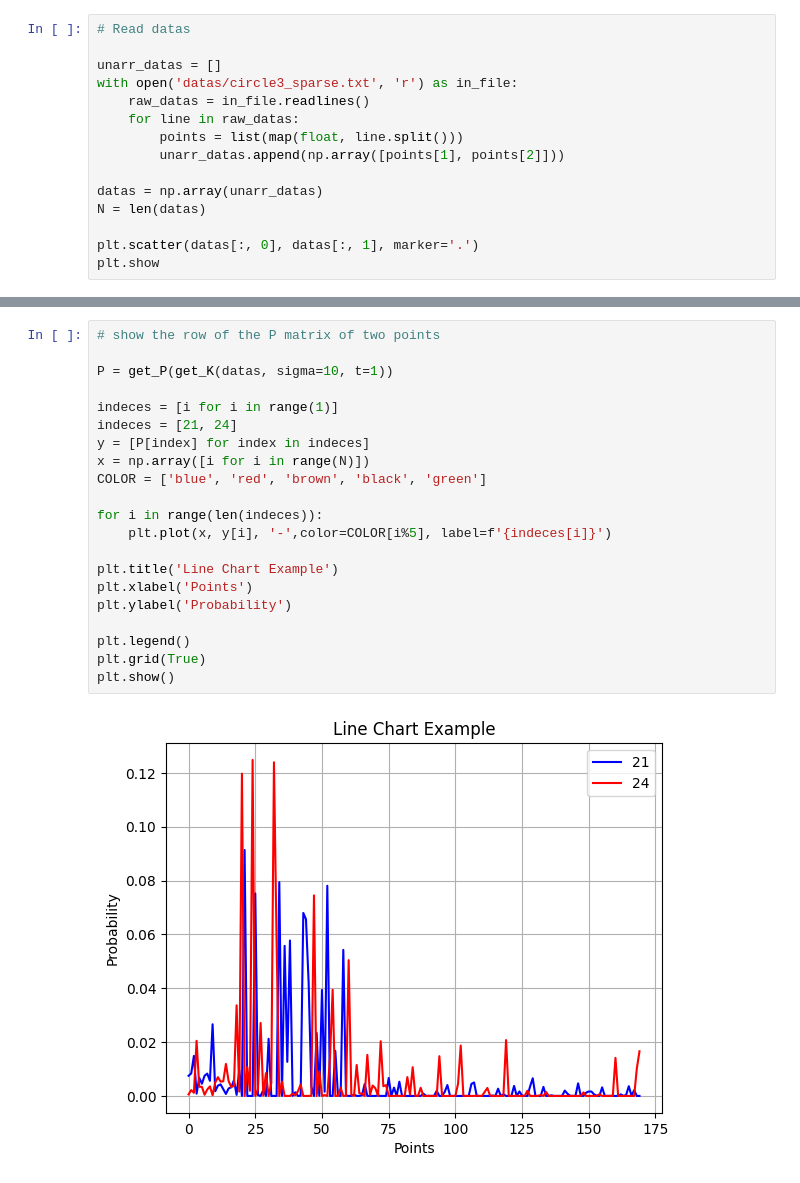
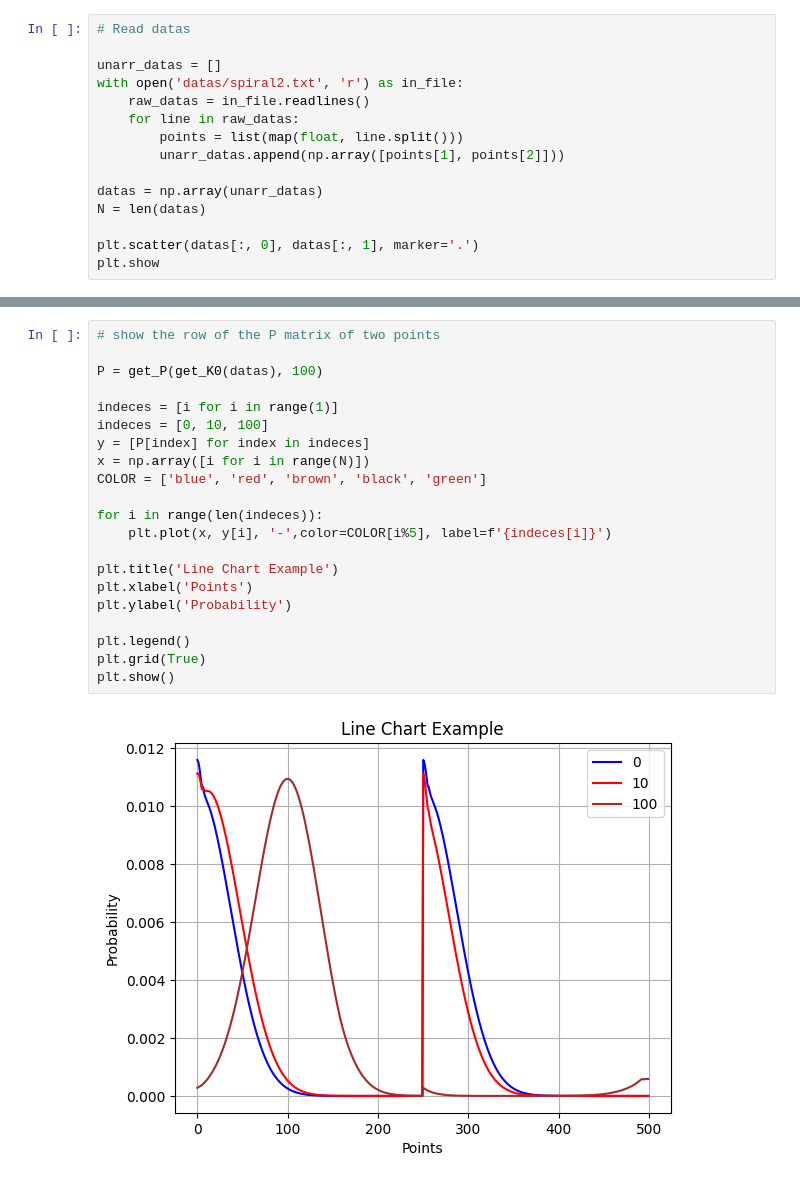
Before and after one commit to Super-eg/Manifold-Learning, a Jupyter notebook: main.ipynb, the cells around one changed output, grey strips where cells are left out. Saved outputs shown, nothing was run; the diff lists cells and outputs as text.

```diff
--- a/main.ipynb
+++ b/main.ipynb
@@ -5,7 +9,7 @@ import numpy as np
 # Read datas
 
 unarr_datas = []
-with open('datas/circle3_sparse.txt', 'r') as in_file:
+with open('datas/spiral2.txt', 'r') as in_file:
     raw_datas = in_file.readlines()
     for line in raw_datas:
         points = list(map(float, line.split()))
@@ -135,23 +235,23 @@ d done
 # %%
 # show the row of the P matrix of two points
 
-P = get_P(get_K(datas, sigma=10, t=1))
+P = get_P(get_K0(datas), 100)
 
 indeces = [i for i in range(1)]
-indeces = [21, 24]
+indeces = [0, 10, 100]
 y = [P[index] for index in indeces]
 x = np.array([i for i in range(N)])
 COLOR = ['blue', 'red', 'brown', 'black', 'green']
 
 for i in range(len(indeces)):
     plt.plot(x, y[i], '-',color=COLOR[i%5], label=f'{indeces[i]}')
 
 plt.title('Line Chart Example')
 plt.xlabel('Points')
 plt.ylabel('Probability')
 
 plt.legend()
 plt.grid(True)
 plt.show()
 # %% [output]
-[figure, old version]
+[figure, new version]
```
Also changed, not shown: parts of 11 cells of this notebook.
